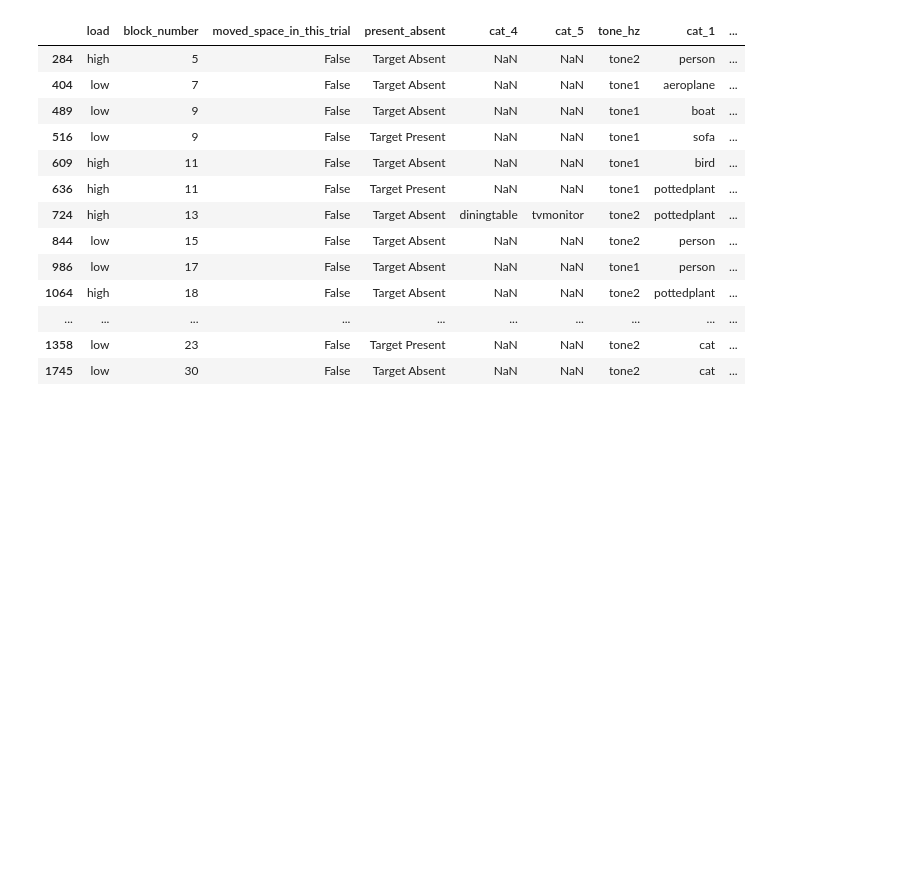
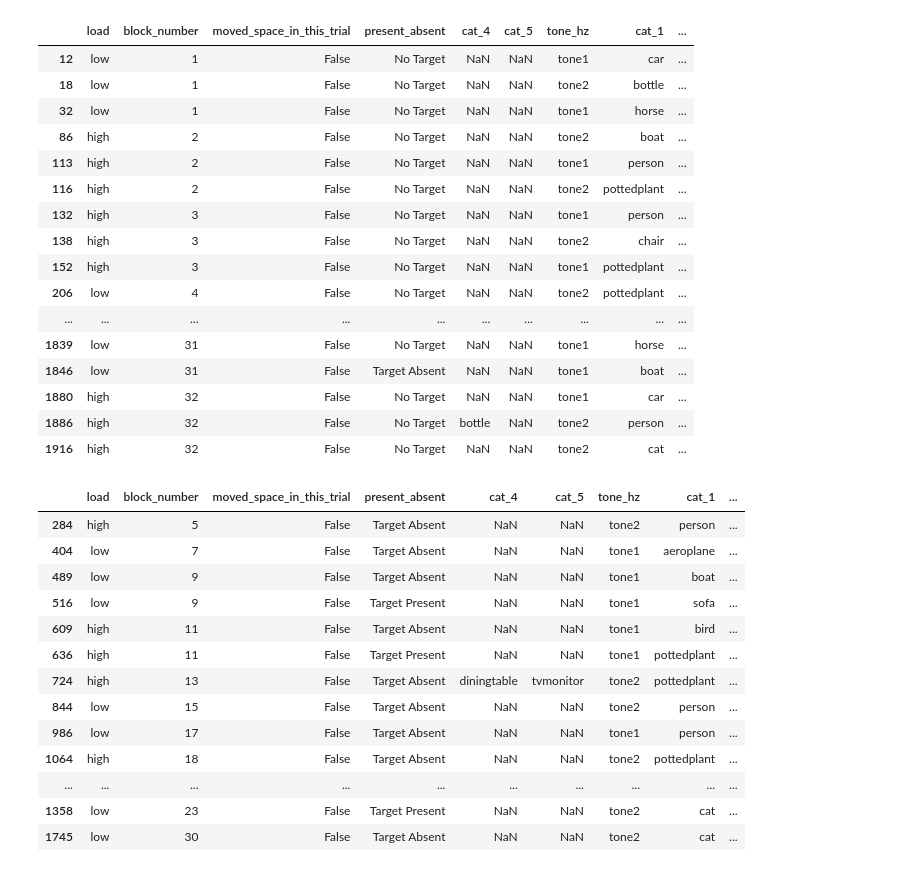
Before and after one commit to LucaChech/load, a Jupyter notebook: analysis/aggregate_analysis_new.ipynb, the cells around one changed output. Saved outputs shown, nothing was run; the diff lists cells and outputs as text; code cells hidden in the pictures; blank space fills up the shorter version.

```diff
--- a/analysis/aggregate_analysis_new.ipynb
+++ b/analysis/aggregate_analysis_new.ipynb
@@ -21,11 +21,11 @@ from tables import *
 pd.set_option('display.max_rows', 9000)
 pd.set_option('display.max_columns', 9000)
 # %%
-f = '../output/new_participants/participant_2.pik'
+f = '../output/new_participants/participant_1_reduced_volume.pik'
 import pickle
 with open(f,'r') as of:
     D = pickle.load(of)
 df = pd.DataFrame.from_dict(D['experiment_details'],orient='index')
 
-#new_df, notes = process(df)
-#print notes
+new_df, notes = process(df)
+print notes
@@ -32,5 +46,23 @@ df = pd.DataFrame.from_dict(D['experiment_details'],orient='index')
 # %%
-df[(df['RT_TO']>0)&(df['trial_type']=='Critical')&(df['tone_sdt']=='HI')]
+df[(df['trial_type']=='Critical')]
+# %% [output]
+|  | load | block_number | moved_space_in_this_trial | present_absent | cat_4 | cat_5 | tone_hz | cat_1 | ... |
+| 12 | low | 1 | False | No Target | NaN | NaN | tone1 | car | ... |
+| 18 | low | 1 | False | No Target | NaN | NaN | tone2 | bottle | ... |
+| 32 | low | 1 | False | No Target | NaN | NaN | tone1 | horse | ... |
+| 86 | high | 2 | False | No Target | NaN | NaN | tone2 | boat | ... |
+| 113 | high | 2 | False | No Target | NaN | NaN | tone1 | person | ... |
+| 116 | high | 2 | False | No Target | NaN | NaN | tone2 | pottedplant | ... |
+| 132 | high | 3 | False | No Target | NaN | NaN | tone1 | person | ... |
+| 138 | high | 3 | False | No Target | NaN | NaN | tone2 | chair | ... |
+| 152 | high | 3 | False | No Target | NaN | NaN | tone1 | pottedplant | ... |
+| 206 | low | 4 | False | No Target | NaN | NaN | tone2 | pottedplant | ... |
+| ... | ... | ... | ... | ... | ... | ... | ... | ... | ... |
+| 1839 | low | 31 | False | No Target | NaN | NaN | tone1 | horse | ... |
+| 1846 | low | 31 | False | Target Absent | NaN | NaN | tone1 | boat | ... |
+| 1880 | high | 32 | False | No Target | NaN | NaN | tone1 | car | ... |
+| 1886 | high | 32 | False | No Target | bottle | NaN | tone2 | person | ... |
+| 1916 | high | 32 | False | No Target | NaN | NaN | tone2 | cat | ... |
 # %%
 FA =df[(df['tone_sdt']=='HI')]
 # %%
```
Also changed, not shown: parts of 1 cell of this notebook, 7 other files.
